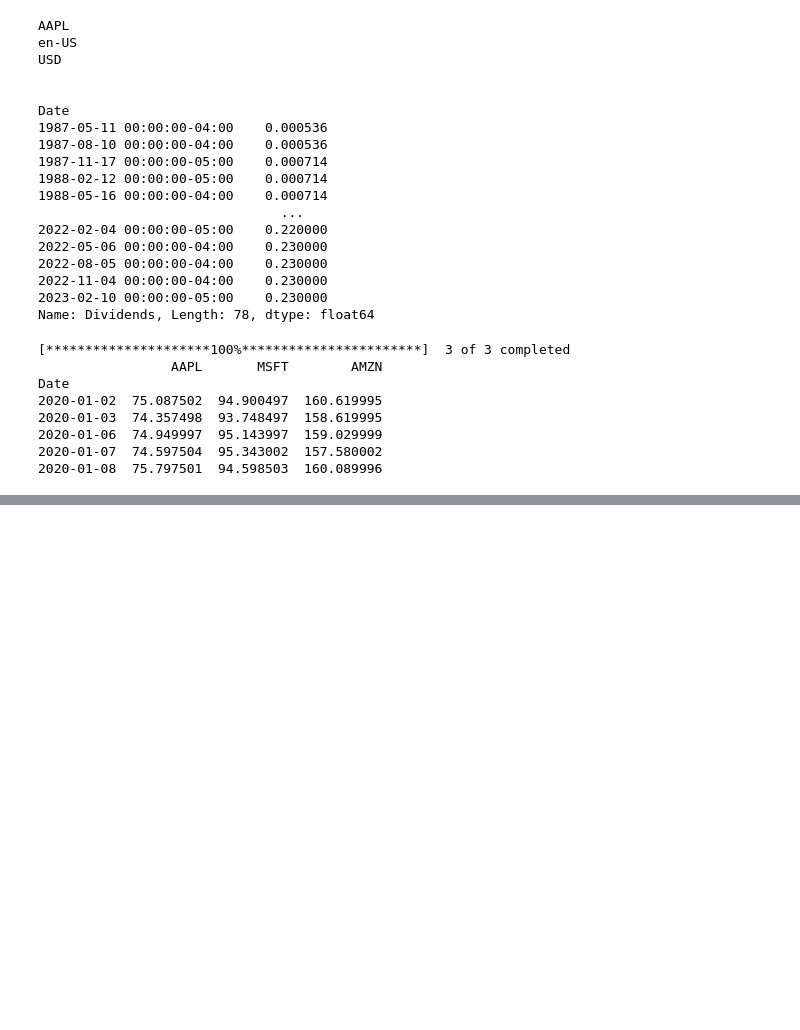
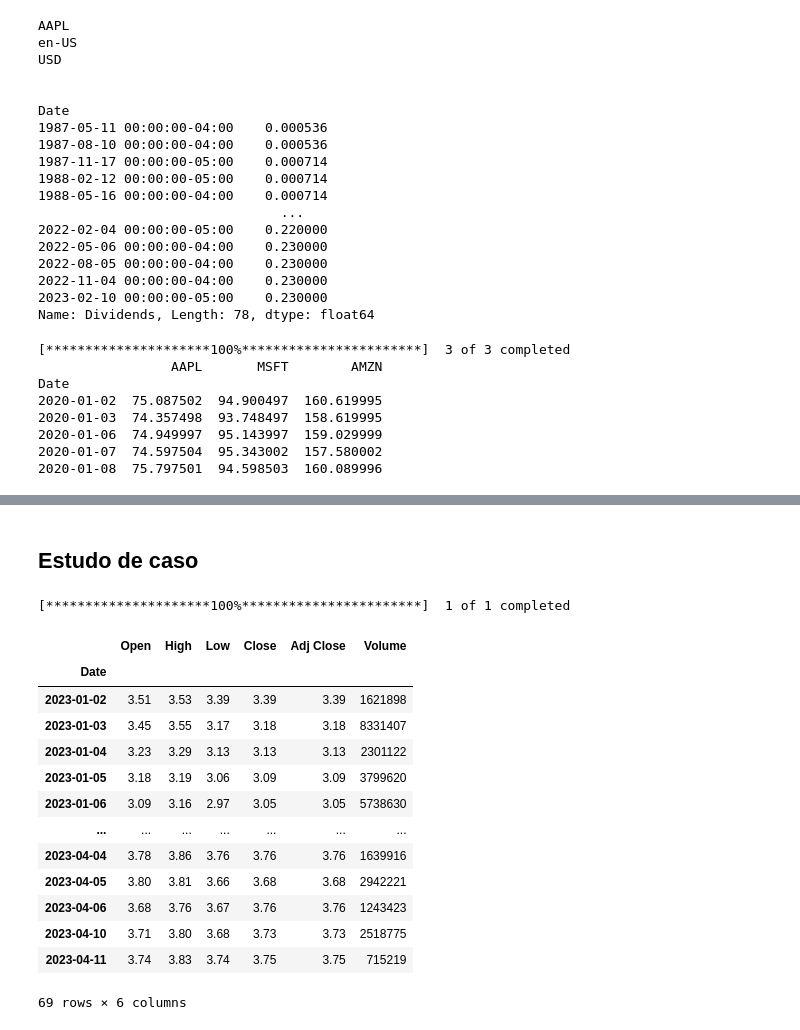
Before and after one commit to apusdigital/flisol-2023, a Jupyter notebook: notebooks/flisol-2023.ipynb, the cells around one changed output, grey strips where cells are left out. Drawn from its saved outputs; the diff is of its cells as text; code cells hidden in the pictures; blank space fills up the shorter version.

```diff
--- a/notebooks/flisol-2023.ipynb
+++ b/notebooks/flisol-2023.ipynb
@@ -239 +268,3 @@ DirectMap2M:     5021696 kB
 DirectMap1G:    10485760 kB
+# %% [markdown]
+## Estudo de caso
@@ -239,0 +283,25 @@ DirectMap1G:    10485760 kB
+# %%
+# BASE DE DADOS COM UMA AÇÃO - preço das ações online
+
+# lê os dados online do yahoo finance com base no ticker da ação
+nu_df = pdr.get_data_yahoo('NUBR33.SA', start = '2023-01-01', end = '2023-04-15')
+
+# exibe o dataframe pesquisado
+# valores: abertura, maior, menor, fechamento, fechamento ajustado, volume de negociação)
+print(nu_df)
+# %% [output]
+[*********************100%***********************]  1 of 1 completed
+|  | Open | High | Low | Close | Adj Close | Volume |
+| Date |  |  |  |  |  |  |
+| 2023-01-02 | 3.51 | 3.53 | 3.39 | 3.39 | 3.39 | 1621898 |
+| 2023-01-03 | 3.45 | 3.55 | 3.17 | 3.18 | 3.18 | 8331407 |
+| 2023-01-04 | 3.23 | 3.29 | 3.13 | 3.13 | 3.13 | 2301122 |
+| 2023-01-05 | 3.18 | 3.19 | 3.06 | 3.09 | 3.09 | 3799620 |
+| 2023-01-06 | 3.09 | 3.16 | 2.97 | 3.05 | 3.05 | 5738630 |
+| ... | ... | ... | ... | ... | ... | ... |
+| 2023-04-04 | 3.78 | 3.86 | 3.76 | 3.76 | 3.76 | 1639916 |
+| 2023-04-05 | 3.80 | 3.81 | 3.66 | 3.68 | 3.68 | 2942221 |
+| 2023-04-06 | 3.68 | 3.76 | 3.67 | 3.76 | 3.76 | 1243423 |
+| 2023-04-10 | 3.71 | 3.80 | 3.68 | 3.73 | 3.73 | 2518775 |
+| 2023-04-11 | 3.74 | 3.83 | 3.74 | 3.75 | 3.75 | 715219 |
+69 rows × 6 columns
```
Also changed, not shown: parts of 34 cells of this notebook, 1 other file.
